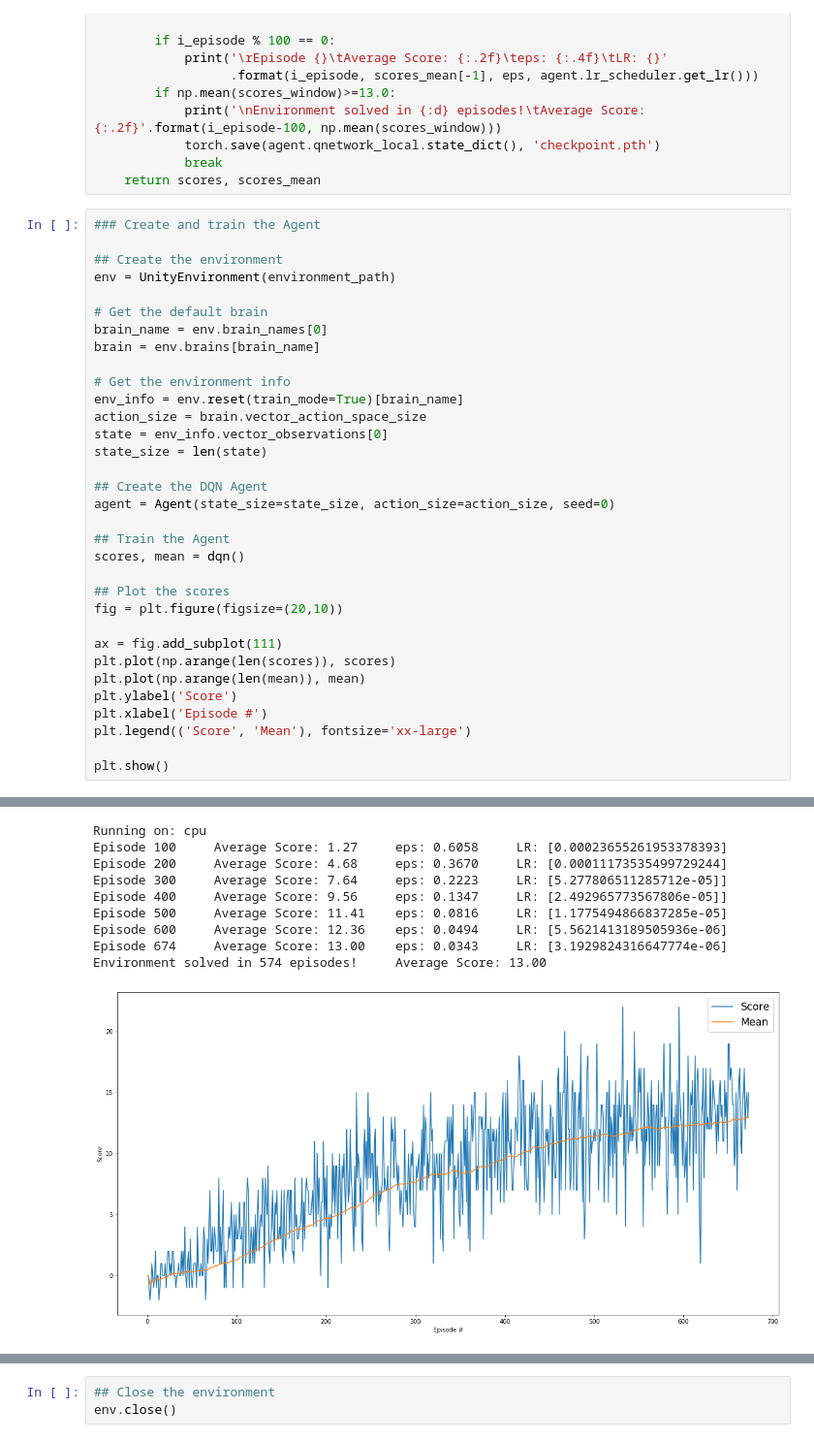
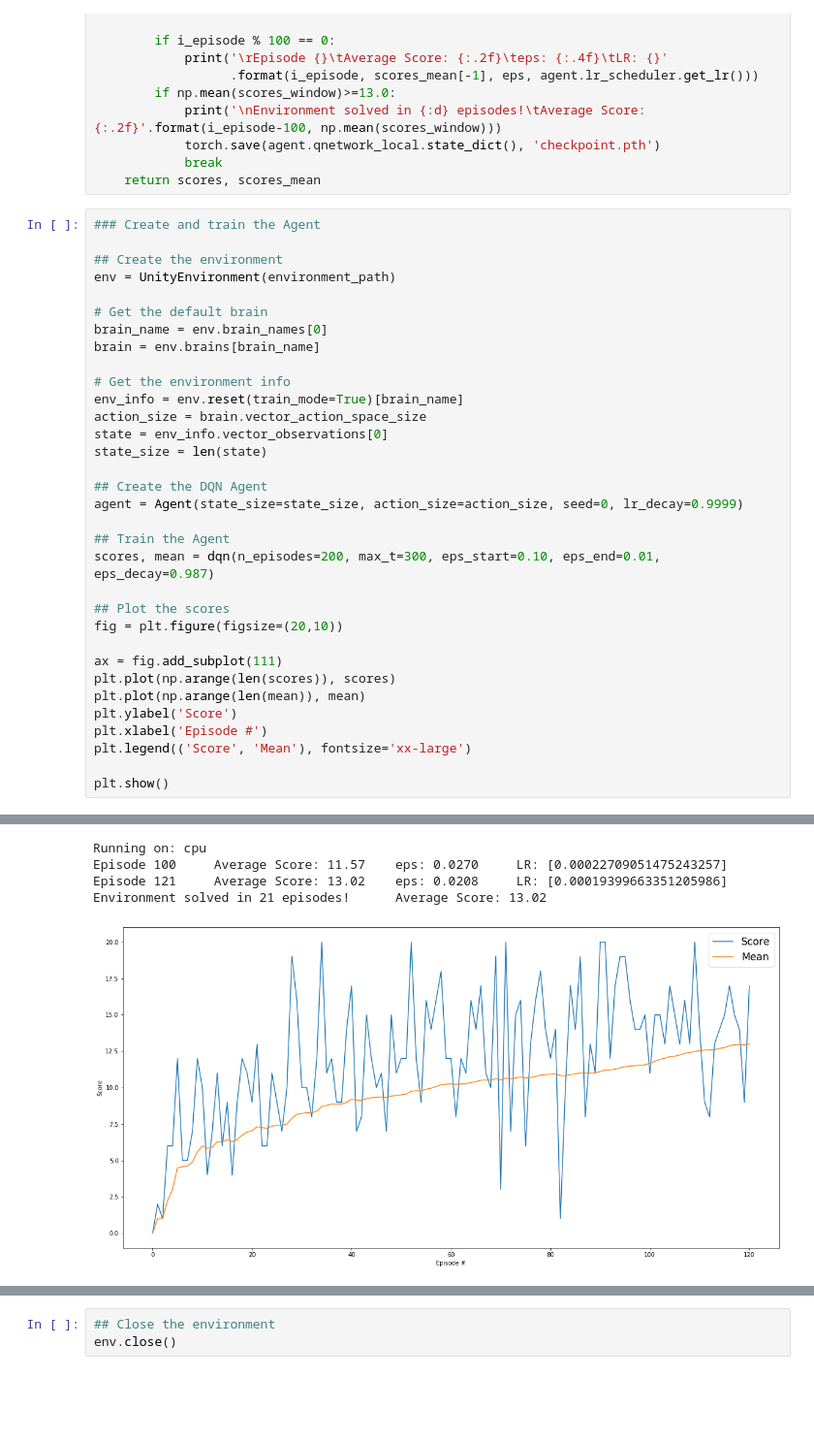
Before and after one commit to silviomori/udacity-deep-reinforcement-learning-p1-navigation, a Jupyter notebook: Navigation.ipynb, the cells around one changed output, grey strips where cells are left out. Shown: that part at 97% size. Drawn from its saved outputs; the diff is of its cells as text; blank space fills up the shorter version.

Commit message:
feat: Adjust hyperparameters: solve in 21 episodes

```diff
--- a/Navigation.ipynb
+++ b/Navigation.ipynb
@@ -257,49 +257,44 @@ state = env_info.vector_observations[0]
 state_size = len(state)
 
 ## Create the DQN Agent
-agent = Agent(state_size=state_size, action_size=action_size, seed=0)
+agent = Agent(state_size=state_size, action_size=action_size, seed=0, lr_decay=0.9999)
 
 ## Train the Agent
-scores, mean = dqn()
+scores, mean = dqn(n_episodes=200, max_t=300, eps_start=0.10, eps_end=0.01, eps_decay=0.987)
 
 ## Plot the scores
 fig = plt.figure(figsize=(20,10))
 
 ax = fig.add_subplot(111)
 plt.plot(np.arange(len(scores)), scores)
 plt.plot(np.arange(len(mean)), mean)
 plt.ylabel('Score')
 plt.xlabel('Episode #')
 plt.legend(('Score', 'Mean'), fontsize='xx-large')
 
 plt.show()
 # %% [output]
 INFO:unityagents:
 'Academy' started successfully!
 Unity Academy name: Academy
         Number of Brains: 1
         Number of External Brains : 1
         Lesson number : 0
         Reset Parameters :
 
 Unity brain name: BananaBrain
         Number of Visual Observations (per agent): 0
         Vector Observation space type: continuous
         Vector Observation space size (per agent): 37
         Number of stacked Vector Observation: 1
         Vector Action space type: discrete
         Vector Action space size (per agent): 4
         Vector Action descriptions: , , ,
 Running on: cpu
-Episode 100     Average Score: 1.27     eps: 0.6058     LR: [0.00023655261953378393]
-Episode 200     Average Score: 4.68     eps: 0.3670     LR: [0.00011173535499729244]
-Episode 300     Average Score: 7.64     eps: 0.2223     LR: [5.277806511285712e-05]]
-Episode 400     Average Score: 9.56     eps: 0.1347     LR: [2.492965773567806e-05]]
-Episode 500     Average Score: 11.41    eps: 0.0816     LR: [1.1775494866837285e-05]
-Episode 600     Average Score: 12.36    eps: 0.0494     LR: [5.5621413189505936e-06]
-Episode 674     Average Score: 13.00    eps: 0.0343     LR: [3.1929824316647774e-06]
-Environment solved in 574 episodes!     Average Score: 13.00
+Episode 100     Average Score: 11.57    eps: 0.0270     LR: [0.00022709051475243257]
+Episode 121     Average Score: 13.02    eps: 0.0208     LR: [0.00019399663351205986]
+Environment solved in 21 episodes!      Average Score: 13.02
-[figure, old version]
+[figure, new version]
 # %%
 ## Create the environment
 try:
```
Also changed, not shown: parts of 1 cell of this notebook, 2 other files.
